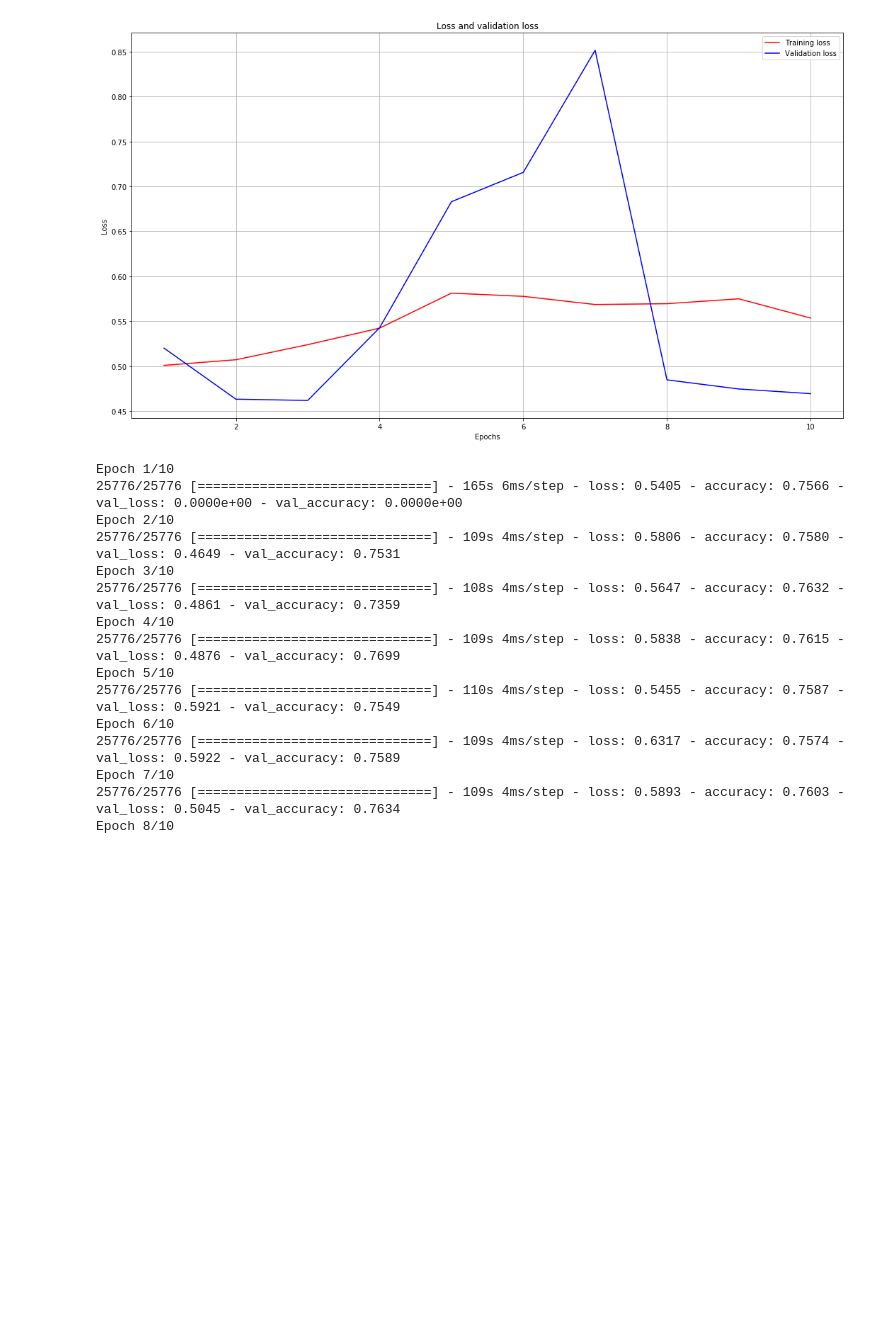
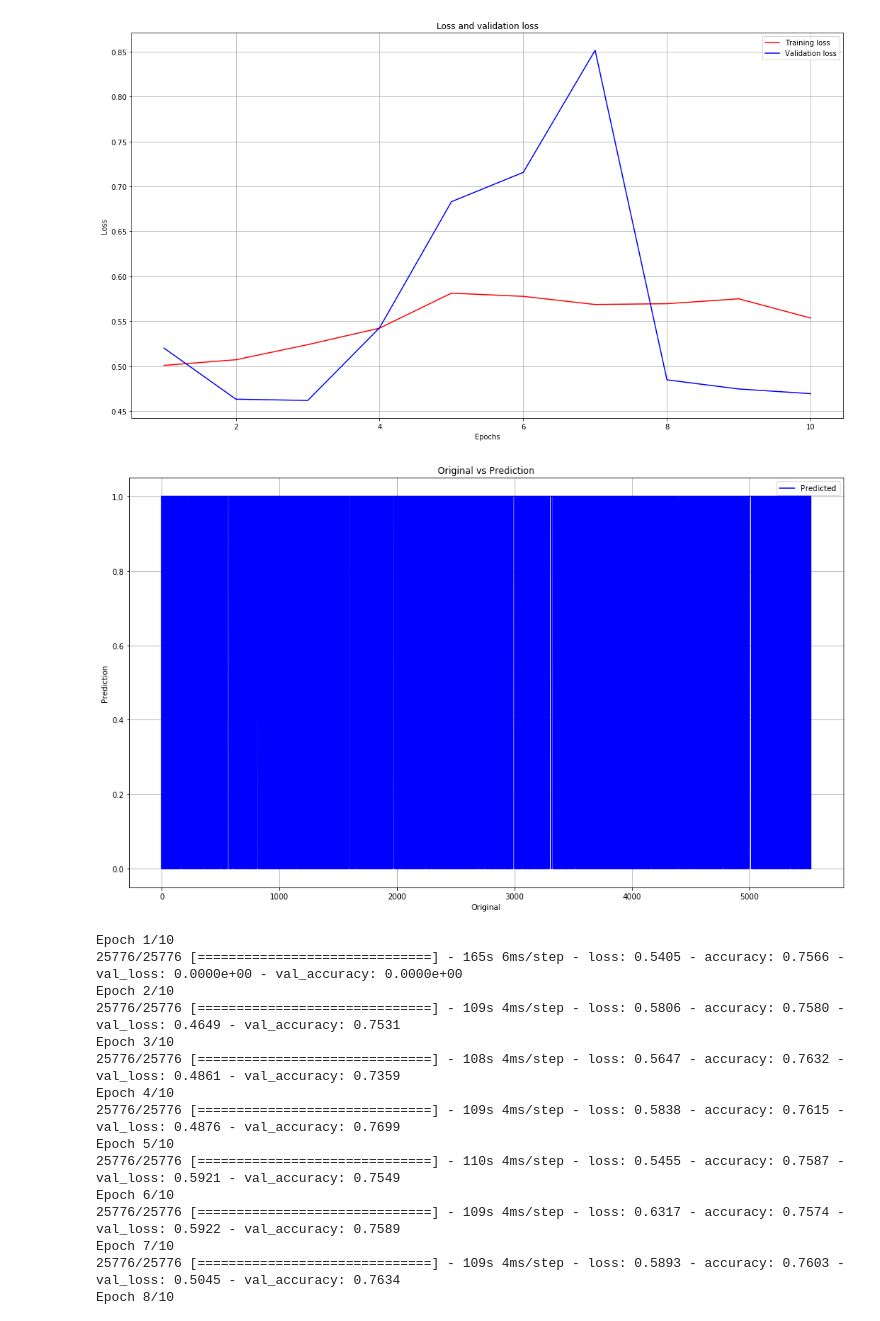
Before and after one commit to sachin032/TensorFlow, a Jupyter notebook: Exercise-1.ipynb, the cells around one changed output. Drawn from its saved outputs; the diff is of its cells as text; code cells hidden in the pictures; blank space fills up the shorter version.

```diff
--- a/Exercise-1.ipynb
+++ b/Exercise-1.ipynb
@@ -355,16 +440,6 @@ def applyAlgorithms(dataframe, algorithms, column_list):
                 counter = counter + 1
 
     return dataframe, counter
-# %%
-df = bb[0]
-train_df = df[[
-    'system_address_14', 'system_alternatename_15', 'system_businessname_16',
-    'system_phonenumber_17', 'system_universalbusinessnumber_18',
-    'system_alternatename_19', 'system_businessname_20', 'LABEL'
-]]
-target = train_df.pop("LABEL")
-dataset = tf.data.Dataset.from_tensor_slices((train_df.values, target.values))
-bb = applyAlgorithms(dataframe=df, algorithms=algos, column_list=cols)
 # %% [markdown]
 # **Taxonomy Declaration**
 # %%
@@ -521,6 +565,30 @@ plt.grid()
 plt.show()
 # %% [output]
 [figure]
+# %%
+Predictions_test_Dataset = model.predict(test_dataset)
+p = []
+for i in test_dataset:
+  p.append(i[1].numpy())
+# %%
+q = []
+for i in Predictions_test_Dataset:
+  if i>0.5:
+    q.append(1)
+  else:
+    q.append(0)
+# %%
+plt.figure(figsize=(17,10))
+plt.plot(range(0,5523), p, 'r', label='Original')
+plt.plot(range(0,5523), q, 'b', label='Predicted')
+plt.title('Original vs Prediction')
+plt.xlabel('Original')
+plt.ylabel('Prediction')
+plt.legend(loc=1)
+plt.grid()
+plt.show()
+# %% [output]
+[figure, added]
 # %%
 #Model 6H8N with dropouts
 def get_dropout_compiled_model():
```
Also changed, not shown: parts of 15 cells of this notebook.
